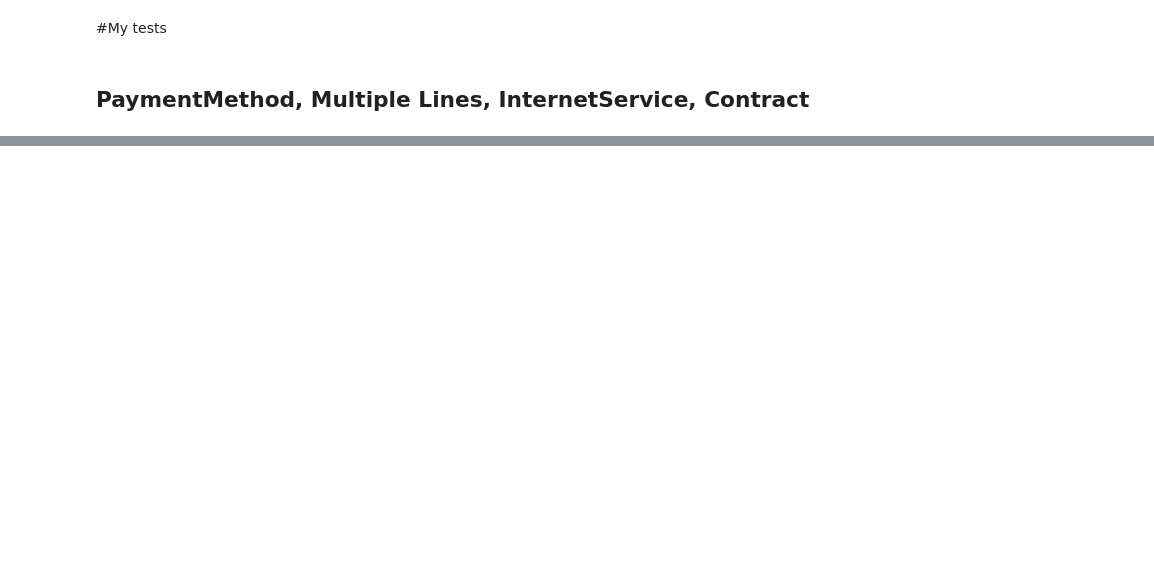
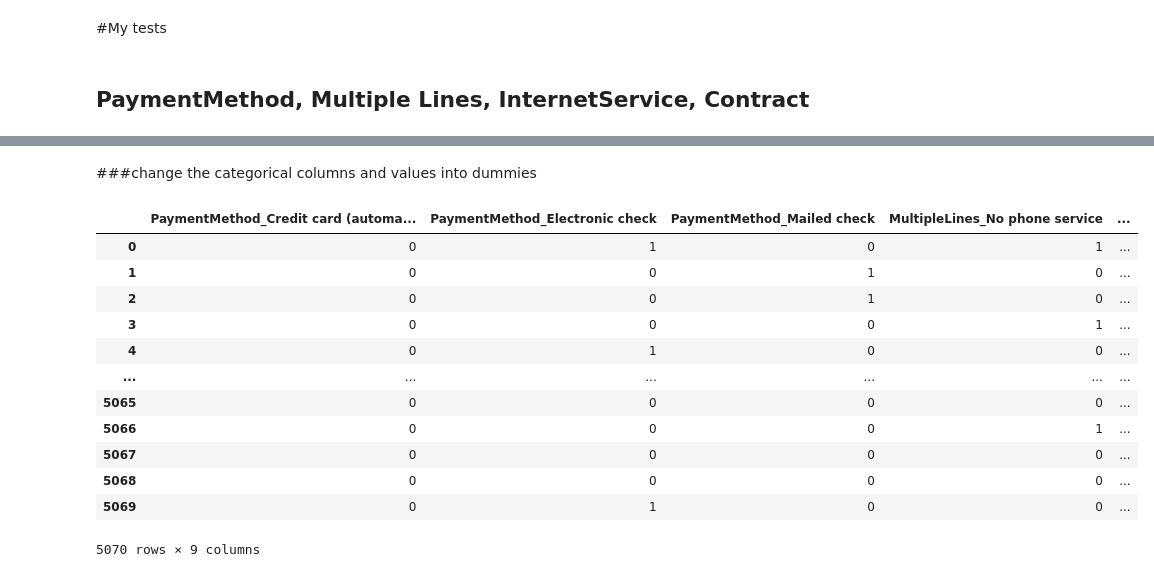
Before and after one commit to anjaleeDS/MLCS68, a Jupyter notebook: 01hwTelco_churn_prediction.ipynb, the cells around one changed output, grey strips where cells are left out. Cells and saved outputs as stored; diff of their text form; code cells hidden in the pictures; blank space fills up the shorter version.

```diff
--- a/01hwTelco_churn_prediction.ipynb
+++ b/01hwTelco_churn_prediction.ipynb
@@ -111,0 +123,20 @@ plt.show()
+# %% [markdown]
+###change the categorical columns and values into dummies
+# %%
+#dummify
+dum_X2 = pd.get_dummies(data=X2, drop_first=True)
+dum_X2
+# %% [output]
+|  | PaymentMethod_Credit card (automa... | PaymentMethod_Electronic check | PaymentMethod_Mailed check | MultipleLines_No phone service | ... |
+| 0 | 0 | 1 | 0 | 1 | ... |
+| 1 | 0 | 0 | 1 | 0 | ... |
+| 2 | 0 | 0 | 1 | 0 | ... |
+| 3 | 0 | 0 | 0 | 1 | ... |
+| 4 | 0 | 1 | 0 | 0 | ... |
+| ... | ... | ... | ... | ... | ... |
+| 5065 | 0 | 0 | 0 | 0 | ... |
+| 5066 | 0 | 0 | 0 | 1 | ... |
+| 5067 | 0 | 0 | 0 | 0 | ... |
+| 5068 | 0 | 0 | 0 | 0 | ... |
+| 5069 | 0 | 1 | 0 | 0 | ... |
+5070 rows × 9 columns
```
Also changed, not shown: parts of 22 cells of this notebook.
